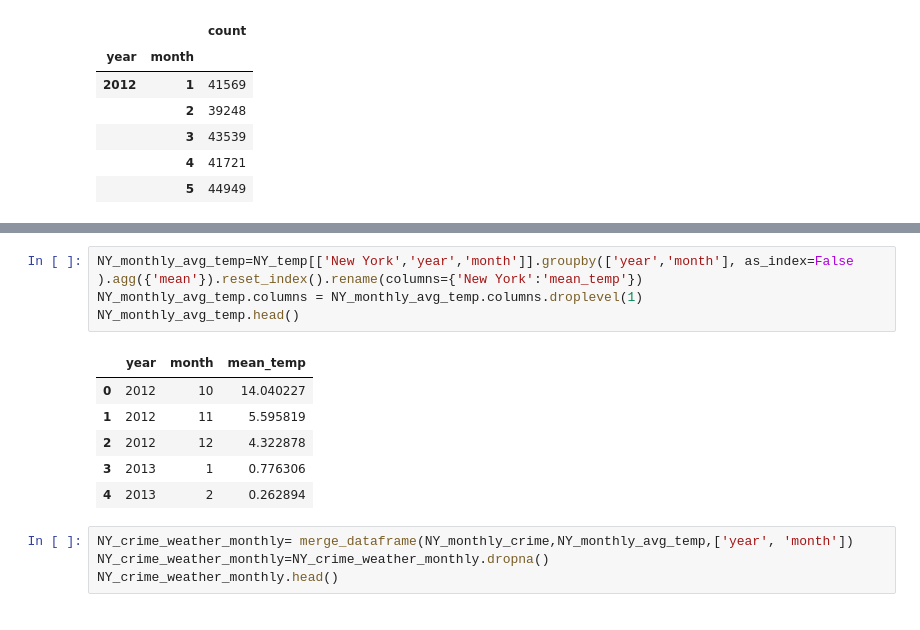
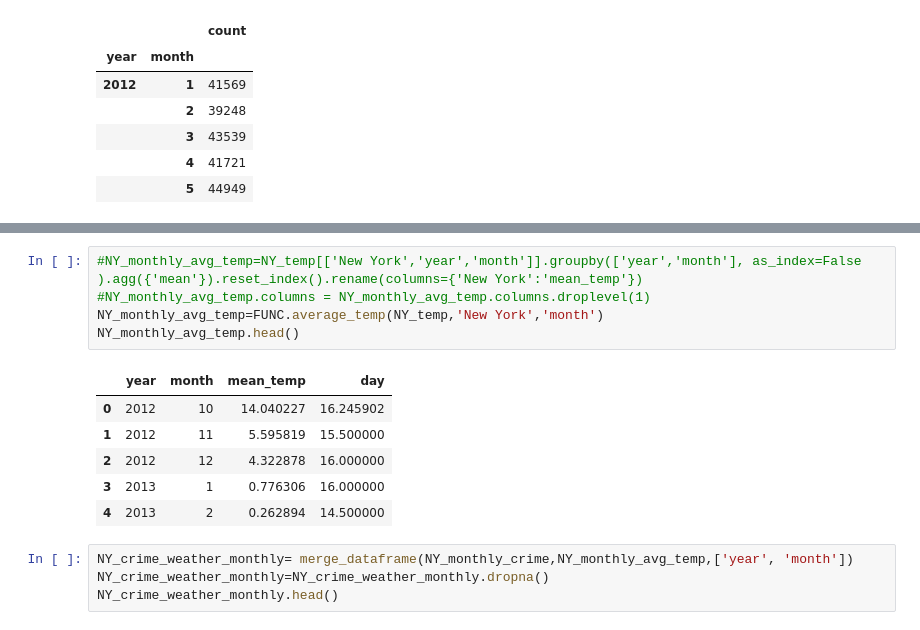
Before and after one commit to AprilW048/Final_Project, a Jupyter notebook: Weatherindex_and_Crime.ipynb, the cells around one changed output, grey strips where cells are left out. Saved outputs shown, nothing was run; the diff lists cells and outputs as text.

```diff
--- a/Weatherindex_and_Crime.ipynb
+++ b/Weatherindex_and_Crime.ipynb
@@ -840,16 +835,17 @@ See the caveats in the documentation: http://pandas.pydata.org/pandas-docs/stabl
 | 3 | 14.826940 | 2012 | 10 | 1 |
 | 4 | 14.906203 | 2012 | 10 | 1 |
 # %%
-NY_monthly_avg_temp=NY_temp[['New York','year','month']].groupby(['year','month'], as_index=False ).agg({'mean'}).reset_index().rename(columns={'New York':'mean_temp'})
-NY_monthly_avg_temp.columns = NY_monthly_avg_temp.columns.droplevel(1)
+#NY_monthly_avg_temp=NY_temp[['New York','year','month']].groupby(['year','month'], as_index=False ).agg({'mean'}).reset_index().rename(columns={'New York':'mean_temp'})
+#NY_monthly_avg_temp.columns = NY_monthly_avg_temp.columns.droplevel(1)
+NY_monthly_avg_temp=FUNC.average_temp(NY_temp,'New York','month')
 NY_monthly_avg_temp.head()
 # %% [output]
-|  | year | month | mean_temp |
-| 0 | 2012 | 10 | 14.040227 |
-| 1 | 2012 | 11 | 5.595819 |
-| 2 | 2012 | 12 | 4.322878 |
-| 3 | 2013 | 1 | 0.776306 |
-| 4 | 2013 | 2 | 0.262894 |
+|  | year | month | mean_temp | day |
+| 0 | 2012 | 10 | 14.040227 | 16.245902 |
+| 1 | 2012 | 11 | 5.595819 | 15.500000 |
+| 2 | 2012 | 12 | 4.322878 | 16.000000 |
+| 3 | 2013 | 1 | 0.776306 | 16.000000 |
+| 4 | 2013 | 2 | 0.262894 | 14.500000 |
 # %%
 NY_crime_weather_monthly= merge_dataframe(NY_monthly_crime,NY_monthly_avg_temp,['year', 'month'])
 NY_crime_weather_monthly=NY_crime_weather_monthly.dropna()
```
Also changed, not shown: parts of 8 cells of this notebook.
